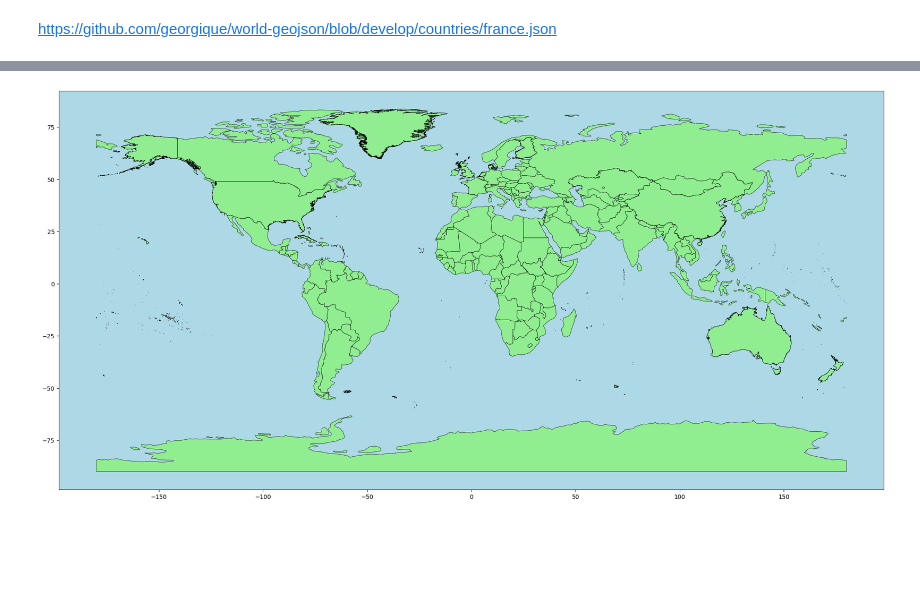
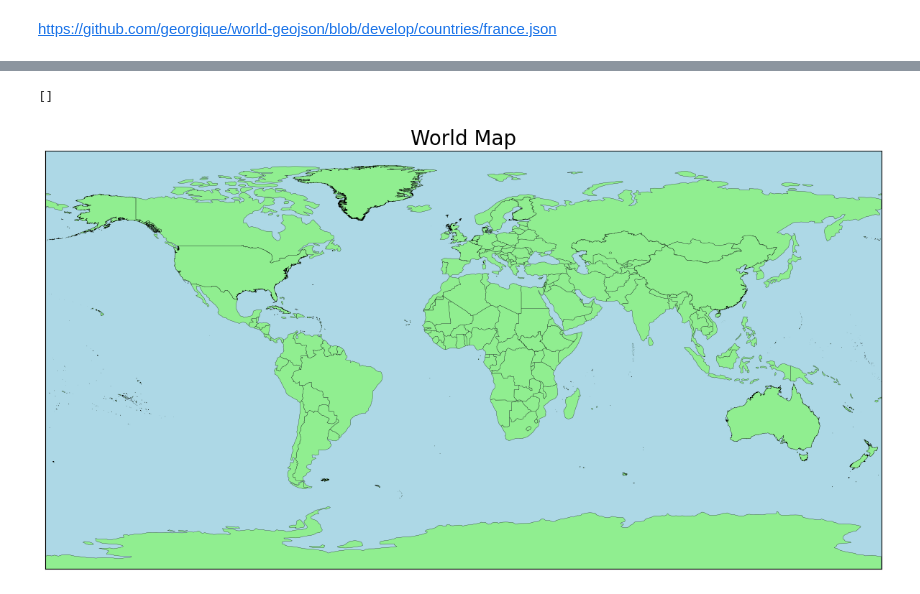
Before and after one commit to coalbush03/GDP-python-analysis, a Jupyter notebook: projekt.ipynb, the cells around one changed output, grey strips where cells are left out. Saved outputs shown, nothing was run; the diff lists cells and outputs as text; code cells hidden in the pictures; blank space fills up the shorter version.

Commit message:
Colors

```diff
--- a/projekt.ipynb
+++ b/projekt.ipynb
@@ -26,7 +27,7 @@ gdp_per_capita = gdp_per_capita.drop(columns=['Indicator Name', 'Indicator Code'
 Informacje o tym do jakiej grupy przychodowej zakategoryzowano dane kraje
 # %%
 metadata = pd.read_excel('gdp.xls', sheet_name='Metadata - Countries')
-metadata = metadata[['Country Code','IncomeGroup']]
+metadata = metadata[['Country Code','IncomeGroup','Region']]
 # %% [markdown]
 Join metadanych do kolumn
 # %%
@@ -99,6 +84,12 @@ data_pc
 # %%
-fig, ax = plt.subplots(1, 1, figsize=(25, 15))
-data.plot( ax=ax, color='lightgreen',  edgecolor='black', linewidth=0.5)
+fig, ax = plt.subplots(1, 1, figsize=(15, 10))
+data.plot( ax=ax, color='lightgreen',  edgecolor='black', linewidth=0.2)
 ax.set_facecolor('lightblue')
+ax.set_title('World Map', fontsize=20)
+ax.set_xlim([-180, 180])
+ax.set_ylim([-90, 90])
+ax.set_xticks([])
+ax.set_yticks([])
 # %% [output]
+[]
-[figure, old version]
+[figure, new version]
```
Also changed, not shown: parts of 8 cells of this notebook.
